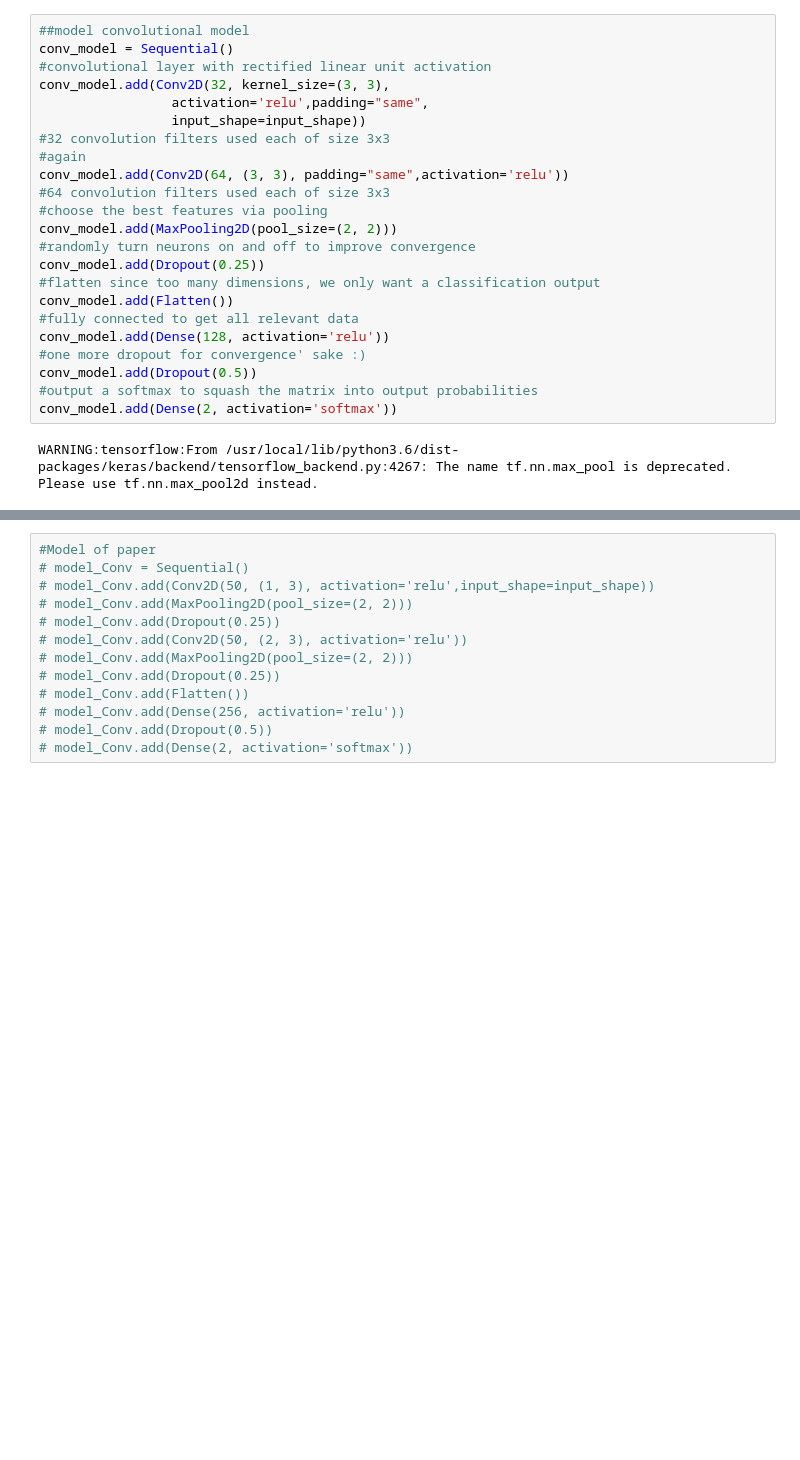
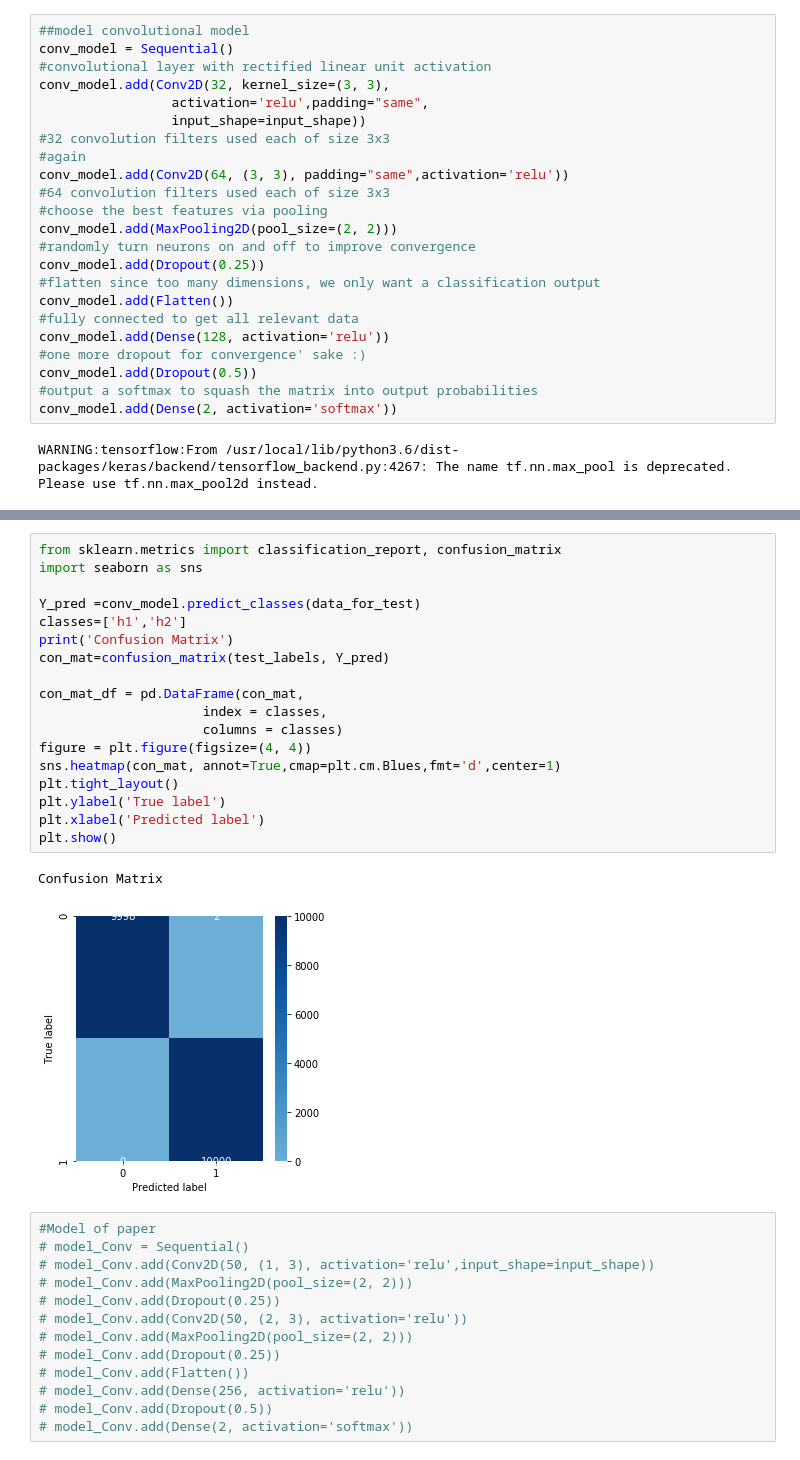
Before and after one commit to Saeif-Saleh/AppPortfolio, a Jupyter notebook: BPSK1.ipynb, the cells around one changed output, grey strips where cells are left out. Saved outputs shown, nothing was run; the diff lists cells and outputs as text; blank space fills up the shorter version.

```diff
--- a/BPSK1.ipynb
+++ b/BPSK1.ipynb
@@ -237,3 +338,24 @@ for img in new_test:
+# %%
+from sklearn.metrics import classification_report, confusion_matrix
+import seaborn as sns
+
+Y_pred =conv_model.predict_classes(data_for_test)
+classes=['h1','h2']
+print('Confusion Matrix')
+con_mat=confusion_matrix(test_labels, Y_pred)
+
+con_mat_df = pd.DataFrame(con_mat,
+                     index = classes,
+                     columns = classes)
+figure = plt.figure(figsize=(4, 4))
+sns.heatmap(con_mat, annot=True,cmap=plt.cm.Blues,fmt='d',center=1)
+plt.tight_layout()
+plt.ylabel('True label')
+plt.xlabel('Predicted label')
+plt.show()
+# %% [output]
+Confusion Matrix
+[figure, added]
 # %%
 #Model of paper
 # model_Conv = Sequential()
```
Also changed, not shown: parts of 23 cells of this notebook.
